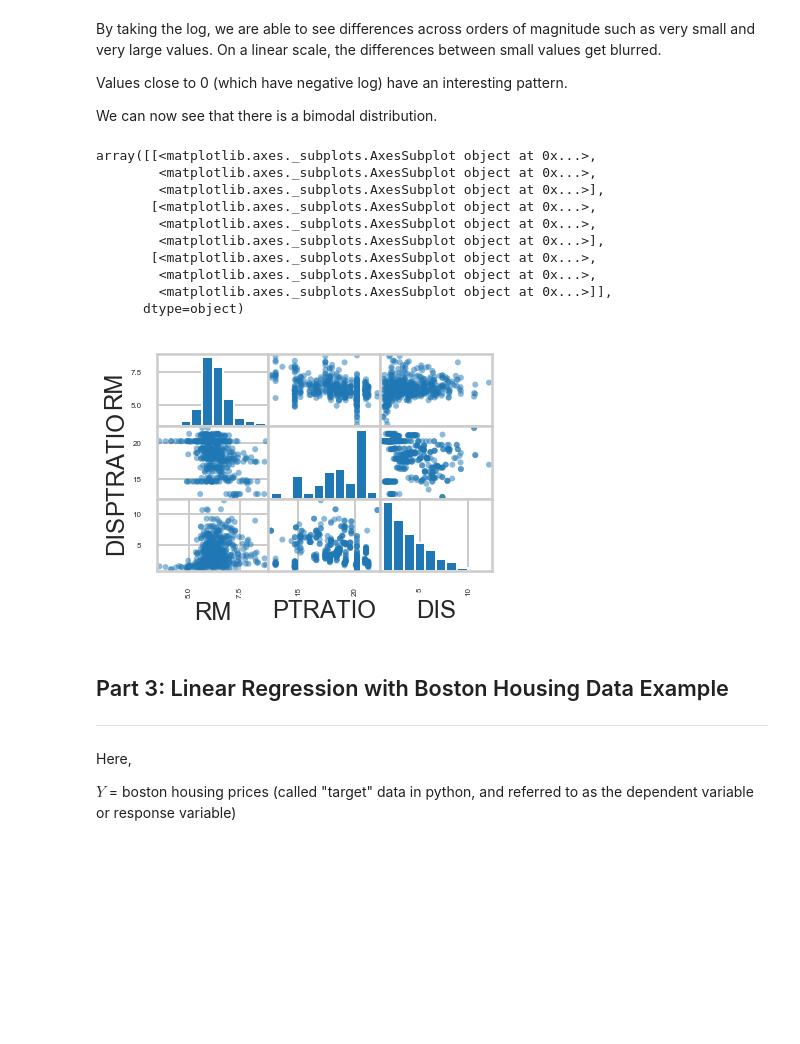
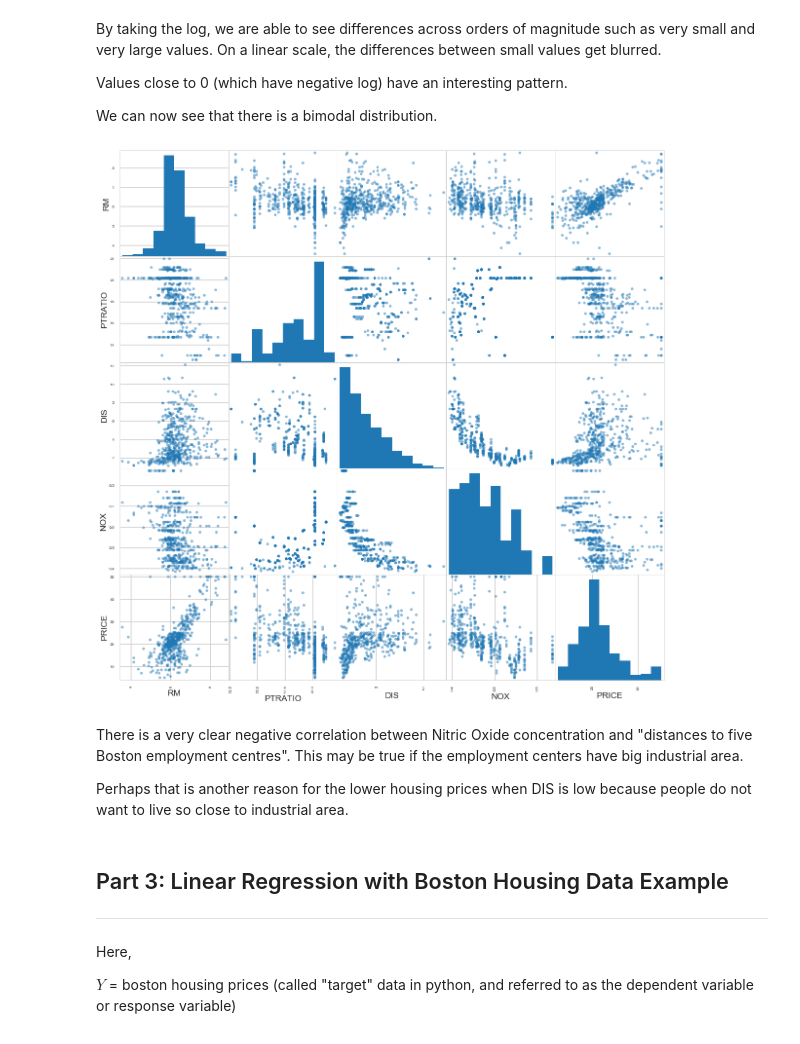
Before and after one commit to iamgauravg/tutorial_repository, a Jupyter notebook: 10_1_5_1537998998_linear_regression/linear_regression/10_1_5_Mini_Project_Linear_Regression_ver1.ipynb, the cells around one changed output. Cells and saved outputs as stored; diff of their text form; code cells hidden in the pictures; blank space fills up the shorter version.

```diff
--- a/10_1_5_1537998998_linear_regression/linear_regression/10_1_5_Mini_Project_Linear_Regression_ver1.ipynb
+++ b/10_1_5_1537998998_linear_regression/linear_regression/10_1_5_Mini_Project_Linear_Regression_ver1.ipynb
@@ -383,20 +400,15 @@ Values close to 0 (which have negative log) have an interesting pattern.
 
 We can now see that there is a bimodal distribution.
 # %%
-selected_attributes = ['RM', 'PTRATIO', 'DIS']
-pd.plotting.scatter_matrix(bos[selected_attributes])
+selected_attributes = ['RM', 'PTRATIO', 'DIS', 'NOX', 'PRICE']
+pd.plotting.scatter_matrix(bos[selected_attributes], figsize=(20,20))
+plt.show()
 # %% [output]
-array([[<matplotlib.axes._subplots.AxesSubplot object at 0x...>,
-        <matplotlib.axes._subplots.AxesSubplot object at 0x...>,
-        <matplotlib.axes._subplots.AxesSubplot object at 0x...>],
-       [<matplotlib.axes._subplots.AxesSubplot object at 0x...>,
-        <matplotlib.axes._subplots.AxesSubplot object at 0x...>,
-        <matplotlib.axes._subplots.AxesSubplot object at 0x...>],
-       [<matplotlib.axes._subplots.AxesSubplot object at 0x...>,
-        <matplotlib.axes._subplots.AxesSubplot object at 0x...>,
-        <matplotlib.axes._subplots.AxesSubplot object at 0x...>]],
-      dtype=object)
-[figure, old version]
+[figure, new version]
+# %% [markdown]
+There is a very clear negative correlation between Nitric Oxide concentration and "distances to five Boston employment centres". This may be true if the employment centers have big industrial area.
+
+Perhaps that is another reason for the lower housing prices when DIS is low because people do not want to live so close to industrial area.
 # %% [markdown]
 ## Part 3: Linear Regression with Boston Housing Data Example
 ***
```
Also changed, not shown: parts of 25 cells of this notebook.
